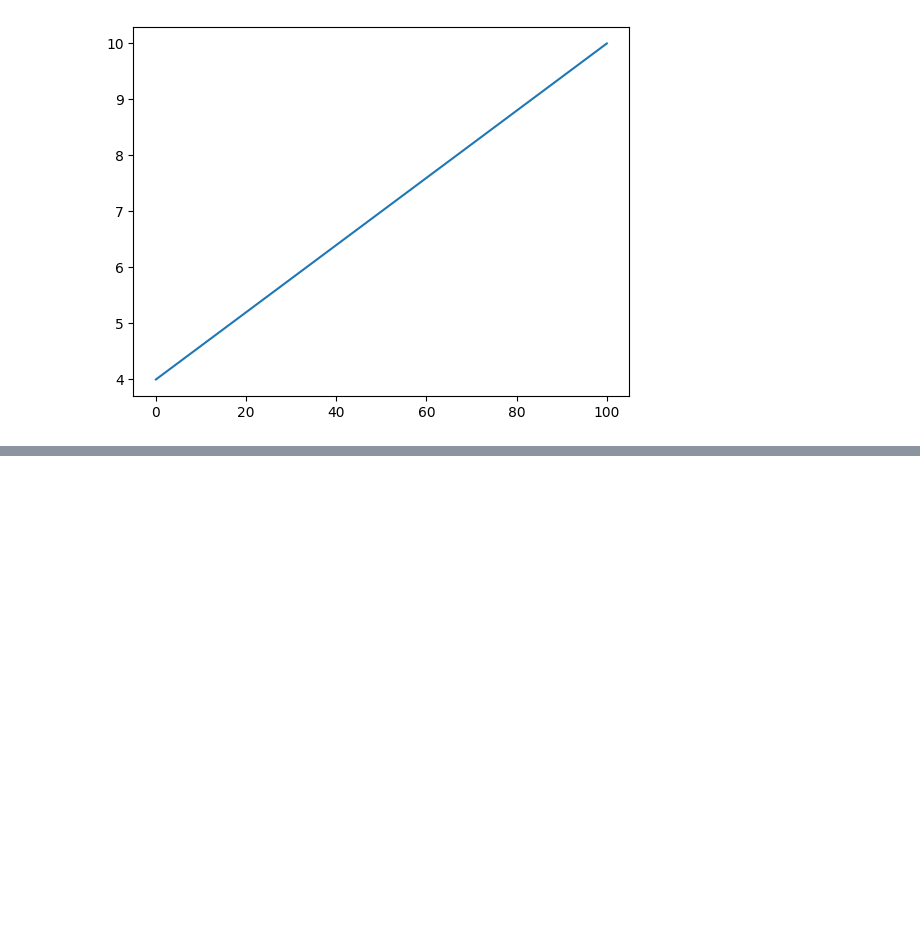
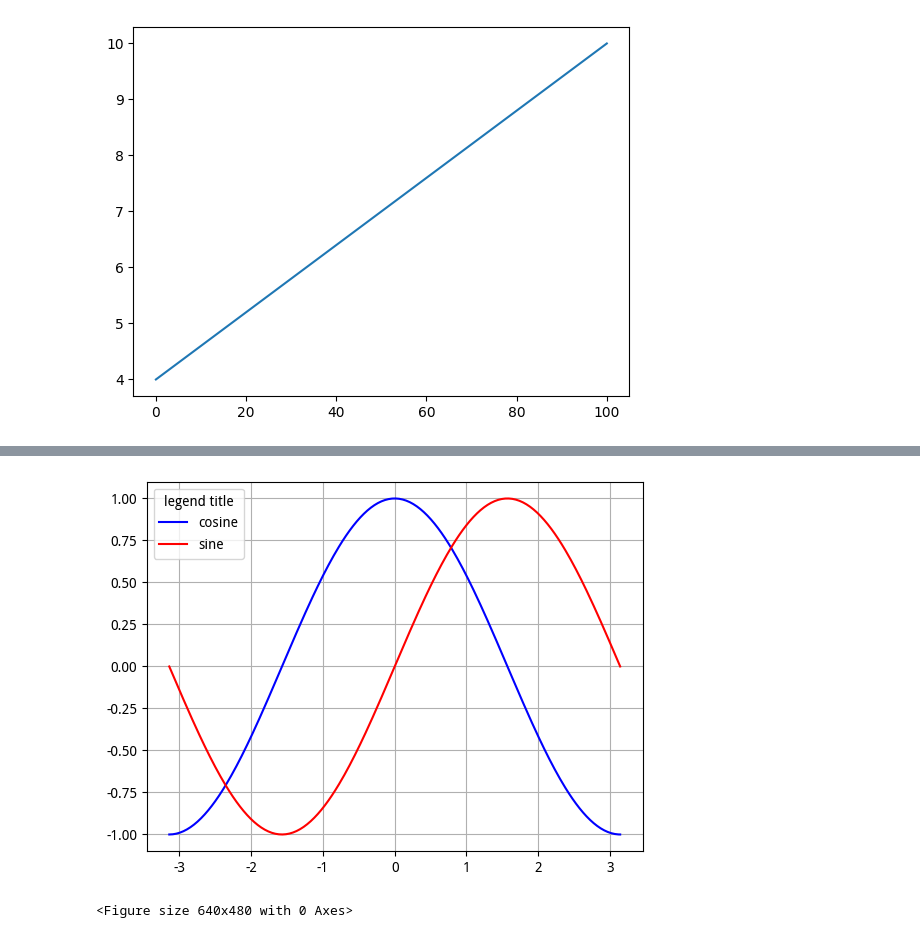
Before and after one commit to xiaotupo-com/jupyter_workspace, a Jupyter notebook: matplotlib.ipynb, the cells around one changed output, grey strips where cells are left out. Saved outputs shown, nothing was run; the diff lists cells and outputs as text; code cells hidden in the pictures; blank space fills up the shorter version.

```diff
--- a/matplotlib.ipynb
+++ b/matplotlib.ipynb
@@ -11,0 +26,27 @@ plt.show()
+# %%
+from pylab import *
+import numpy as np
+
+# figure(figsize=(10, 6), dip=80)
+
+X = np.linspace(-np.pi, np.pi, 256, endpoint=True)
+C,S = np.cos(X), np.sin(X)
+
+plt.plot(X, C, color='blue', label='cosine')
+plt.plot(X, S, color='red', label='sine')
+plt.grid(True) # 显示灰色网格
+
+legend(loc='upper left', title='legend title') # 在左上角显示图例
+
+plt.show()
+# %% [output]
+[figure, added]
+# %%
+from pylab import *
+
+# 创建一个 8*6 点（point）的图，并设置分辨率为 80
+fig = figure(figsize=(8,6), dpi=80, facecolor='lightgray')
+
+plt.show()
+# %% [output]
+<Figure size 640x480 with 0 Axes>
```
Also changed, not shown: parts of 10 cells of this notebook, 1 other file.
